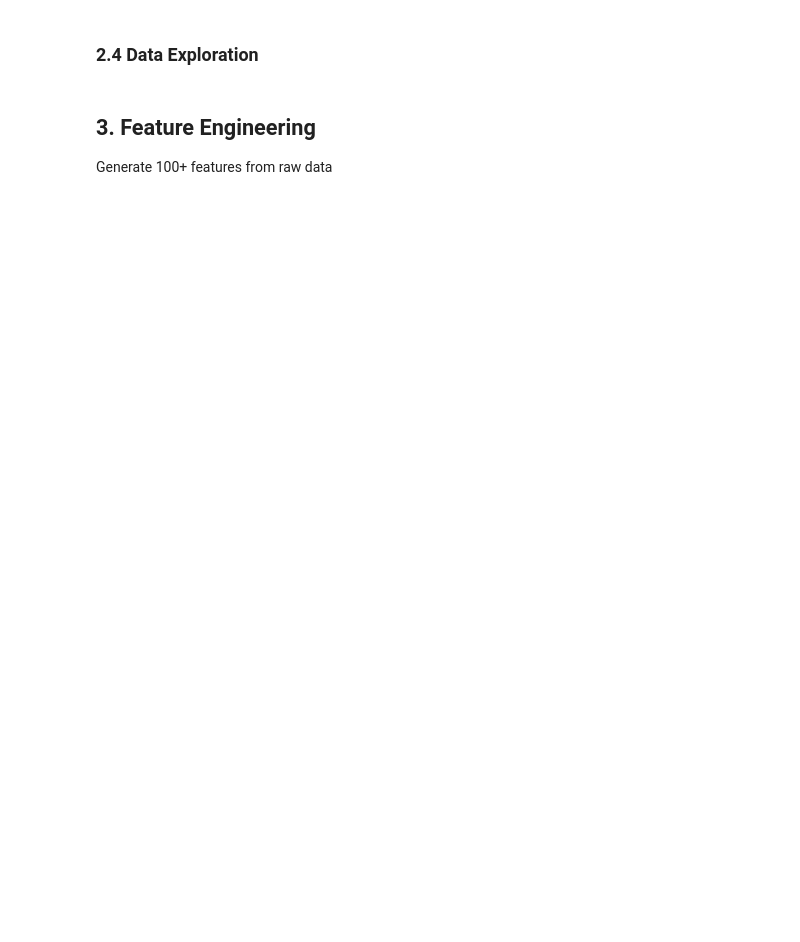
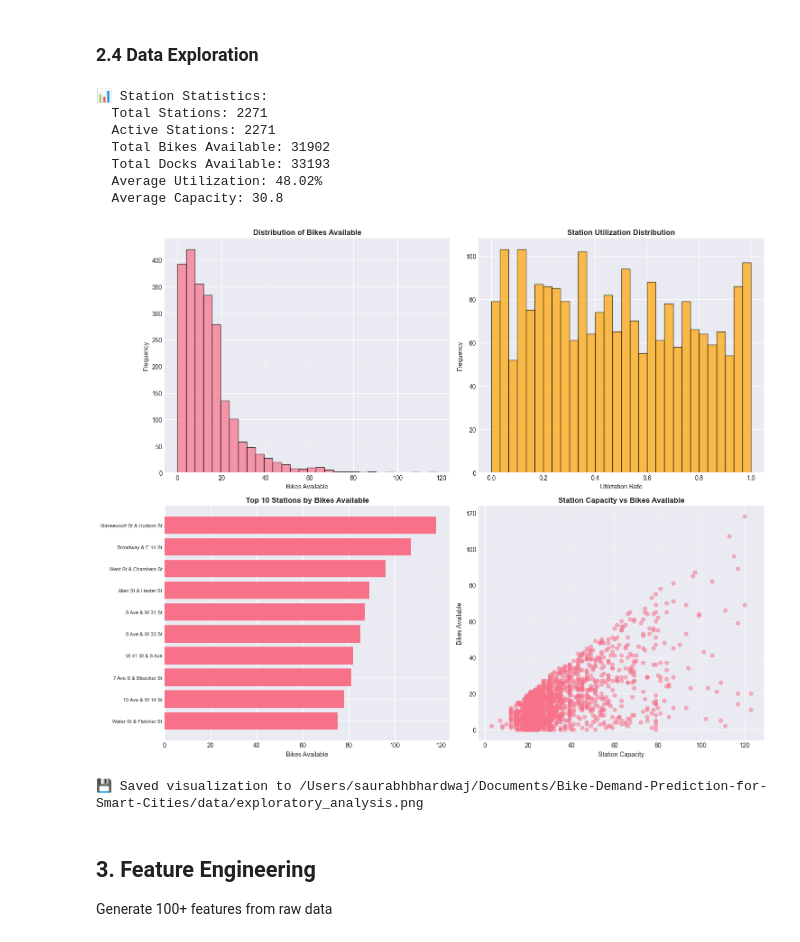
Before and after one commit to shima-maleki/Bike-Demand-Prediction-for-Smart-Cities, a Jupyter notebook: notebooks/00_end_to_end_system_demo.ipynb, the cells around one changed output. Drawn from its saved outputs; the diff is of its cells as text; code cells hidden in the pictures; blank space fills up the shorter version.

```diff
--- a/notebooks/00_end_to_end_system_demo.ipynb
+++ b/notebooks/00_end_to_end_system_demo.ipynb
@@ -75,11 +87,13 @@ print("🚲 Collecting bike station data from NYC Citi Bike API...")
 
 with bike_collector:
     # Collect station information
-    stations = bike_collector.collect_station_information()
+    stations_response = bike_collector.collect_station_information()
+    stations = stations_response['data']['stations']  # Extract stations list
     print(f"✅ Collected {len(stations)} bike stations")
 
     # Collect current status
-    statuses = bike_collector.collect_station_status()
+    statuses_response = bike_collector.collect_station_status()
+    statuses = statuses_response['data']['stations']  # Extract statuses list
     print(f"✅ Collected {len(statuses)} station statuses")
 
 # Convert to DataFrames
@@ -89,6 +103,10 @@ df_statuses = pd.DataFrame(statuses)
 print(f"\n📊 Station data shape: {df_stations.shape}")
 print(f"📊 Status data shape: {df_statuses.shape}")
 
+# Preview columns
+print(f"\n📋 Station columns: {list(df_stations.columns[:10])}...")
+print(f"📋 Status columns: {list(df_statuses.columns[:10])}...")
+
 # Preview
 display(df_stations.head())
 display(df_statuses.head())
@@ -143,17 +243,30 @@ print(f"  📄 {weather_file}")
 # Merge station info with status
 df_merged = df_statuses.merge(df_stations, on='station_id', how='left')
 
-# Calculate demand
+# The API uses different column names, so let's rename for clarity
+# num_bikes_available -> bikes_available
+# num_docks_available -> docks_available
+df_merged = df_merged.rename(columns={
+    'num_bikes_available': 'bikes_available',
+    'num_docks_available': 'docks_available'
+})
+
+# Calculate demand metrics
 df_merged['total_capacity'] = df_merged['bikes_available'] + df_merged['docks_available']
-df_merged['utilization'] = df_merged['bikes_available'] / df_merged['total_capacity']
+df_merged['utilization'] = df_merged['bikes_available'] / df_merged['total_capacity'].replace(0, 1)  # Avoid division by zero
+
+# Filter only installed and renting stations
+df_merged = df_merged[df_merged['is_installed'] == 1]
+df_merged = df_merged[df_merged['is_renting'] == 1]
 
 # Statistics
 print("📊 Station Statistics:")
 print(f"  Total Stations: {len(df_merged)}")
 print(f"  Active Stations: {df_merged['is_installed'].sum()}")
-print(f"  Total Bikes Available: {df_merged['bikes_available'].sum()}")
-print(f"  Total Docks Available: {df_merged['docks_available'].sum()}")
+print(f"  Total Bikes Available: {df_merged['bikes_available'].sum():.0f}")
+print(f"  Total Docks Available: {df_merged['docks_available'].sum():.0f}")
 print(f"  Average Utilization: {df_merged['utilization'].mean():.2%}")
+print(f"  Average Capacity: {df_merged['capacity'].mean():.1f}")
 
 # Visualizations
 fig, axes = plt.subplots(2, 2, figsize=(15, 12))
@@ -163,33 +276,43 @@ axes[0, 0].hist(df_merged['bikes_available'], bins=30, edgecolor='black', alpha=
 axes[0, 0].set_title('Distribution of Bikes Available', fontsize=12, fontweight='bold')
 axes[0, 0].set_xlabel('Bikes Available')
 axes[0, 0].set_ylabel('Frequency')
 
 # 2. Utilization distribution
 axes[0, 1].hist(df_merged['utilization'].dropna(), bins=30, edgecolor='black', alpha=0.7, color='orange')
 axes[0, 1].set_title('Station Utilization Distribution', fontsize=12, fontweight='bold')
 axes[0, 1].set_xlabel('Utilization Rate')
 axes[0, 1].set_ylabel('Frequency')
 
 # 3. Top 10 stations by bikes
 top_stations = df_merged.nlargest(10, 'bikes_available')[['name', 'bikes_available']]
 axes[1, 0].barh(range(len(top_stations)), top_stations['bikes_available'].values)
 axes[1, 0].set_yticks(range(len(top_stations)))
 axes[1, 0].set_yticklabels([name[:30] + '...' if len(name) > 30 else name for name in top_stations['name']], fontsize=8)
 axes[1, 0].set_title('Top 10 Stations by Bikes Available', fontsize=12, fontweight='bold')
 axes[1, 0].set_xlabel('Bikes Available')
 axes[1, 0].invert_yaxis()
 
 # 4. Capacity vs bikes scatter
 axes[1, 1].scatter(df_merged['capacity'], df_merged['bikes_available'], alpha=0.5)
 axes[1, 1].set_title('Station Capacity vs Bikes Available', fontsize=12, fontweight='bold')
 axes[1, 1].set_xlabel('Station Capacity')
 axes[1, 1].set_ylabel('Bikes Available')
 
 plt.tight_layout()
 plt.savefig(data_dir / 'exploratory_analysis.png', dpi=150, bbox_inches='tight')
 plt.show()
 
 print(f"\n💾 Saved visualization to {data_dir / 'exploratory_analysis.png'}")
+# %% [output]
+📊 Station Statistics:
+  Total Stations: 2271
+  Active Stations: 2271
+  Total Bikes Available: 31902
+  Total Docks Available: 33193
+  Average Utilization: 48.02%
+  Average Capacity: 30.8
+[figure, added]
+💾 Saved visualization to /Users/saurabhbhardwaj/Documents/Bike-Demand-Prediction-for-Smart-Cities/data/exploratory_analysis.png
 # %% [markdown]
 ## 3. Feature Engineering
 
```
Also changed, not shown: parts of 24 cells of this notebook, 21 other files.
